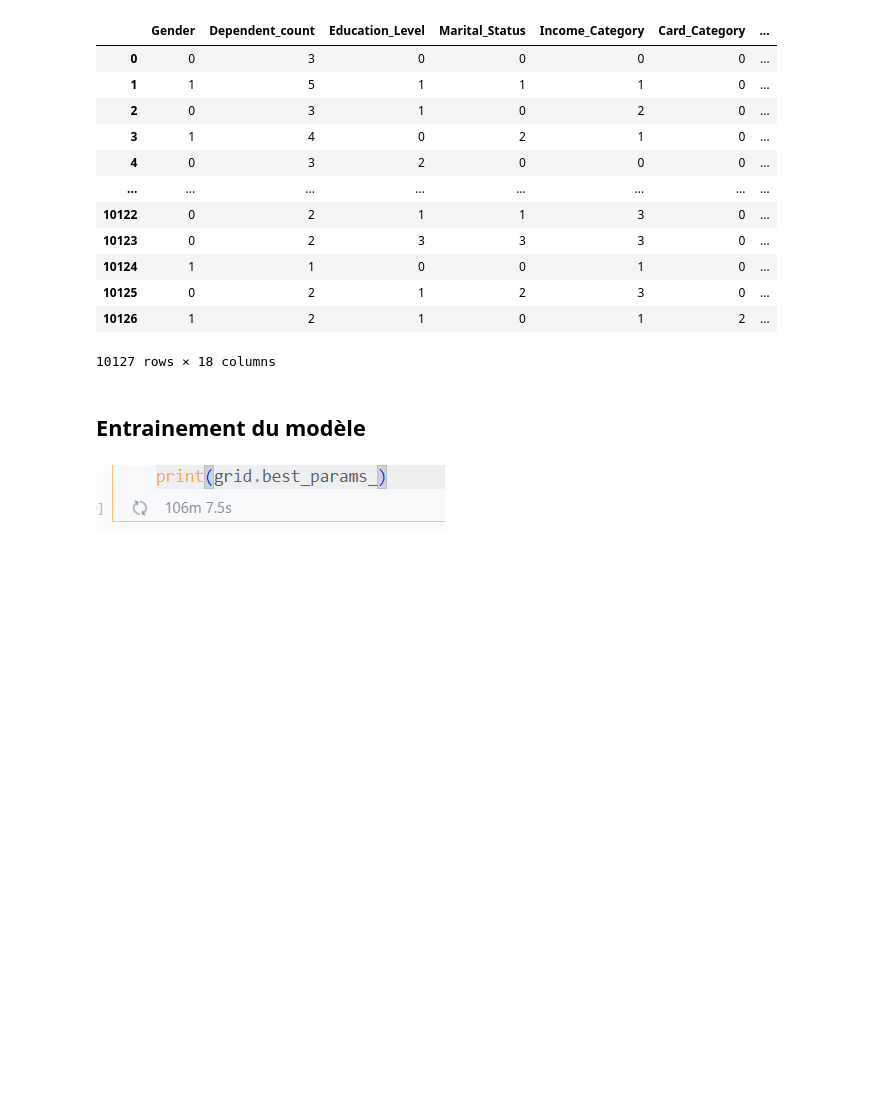
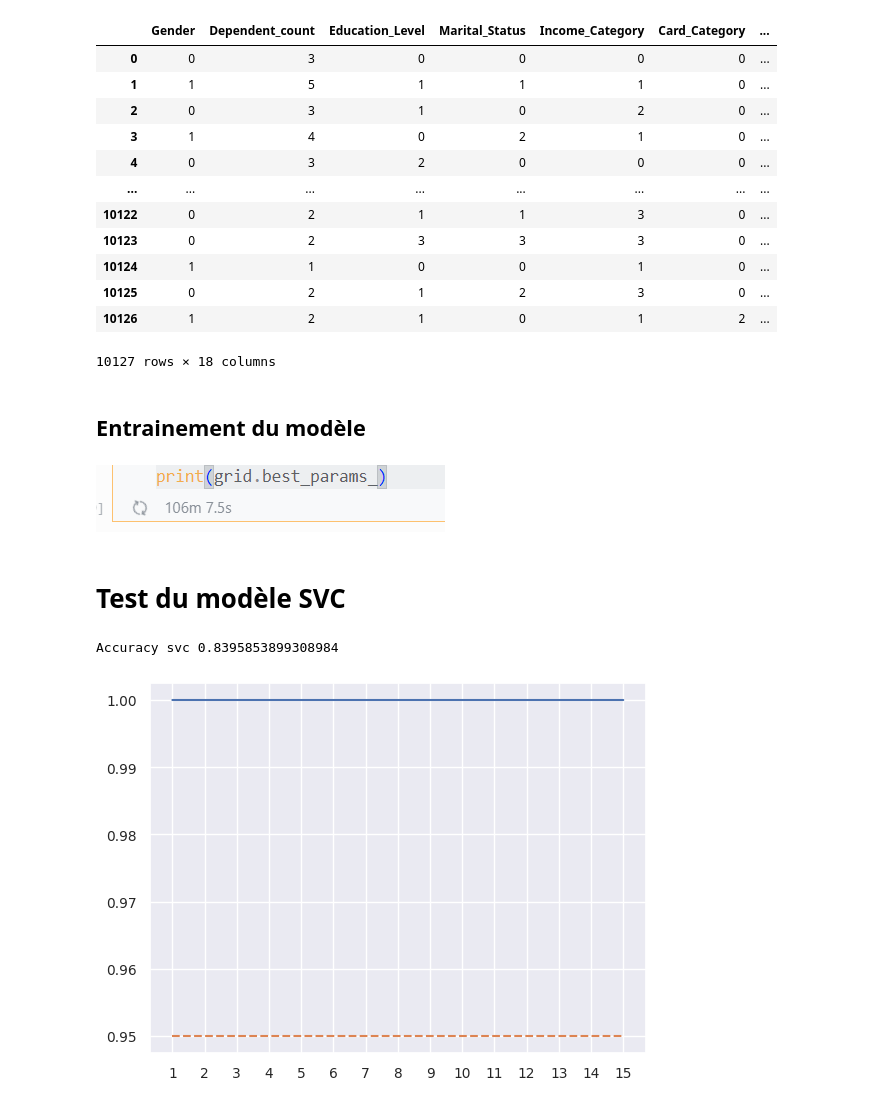
Before and after one commit to Harsisis/MachineLearning_TP, a Jupyter notebook: machineLearning/TP2/main.ipynb, the cells around one changed output. Saved outputs shown, nothing was run; the diff lists cells and outputs as text; code cells hidden in the pictures; blank space fills up the shorter version.

```diff
--- a/machineLearning/TP2/main.ipynb
+++ b/machineLearning/TP2/main.ipynb
@@ -232,9 +234,16 @@ from sklearn.model_selection import GridSearchCV
 # print(grid.best_params_)
 # %% [markdown]
 ![image.png](attachment:image.png)
-# %%
-from sklearn.ensemble import RandomForestClassifier
-
-
-randomForest = RandomForestClassifier()
-randomForest.fit(X_train, y_train)
+# %% [markdown]
+# Test du modèle SVC
+# %%
+from sklearn.svm import SVC
+from sklearn.metrics import  accuracy_score, f1_score
+
+model_svc = SVC()
+model_svc.fit(X_train, y_train)
+predictions_svc = model_svc.predict(X_test)
+accuracy_svc = accuracy_score(y_test, predictions_svc)
+print("Accuracy svc",accuracy_svc )
+# %% [output]
+Accuracy svc 0.8395853899308984
@@ -240,0 +279,16 @@ randomForest.fit(X_train, y_train)
+# %%
+from sklearn.decomposition import PCA
+import numpy as np
+pca15 = PCA(n_components=15)
+
+data_transformed = pca15.fit_transform(X_train)
+l2 = []
+for i in np.arange(1,16,1):
+    l2.append(0.95)
+
+plt.plot(np.arange(1,16,1), np.cumsum(pca15.explained_variance_ratio_))
+plt.plot(np.arange(1,16,1),l2, ls='--')
+plt.xticks(np.arange(1,16,1))
+plt.show()
+# %% [output]
+[figure, added]
```
Also changed, not shown: parts of 13 cells of this notebook.
